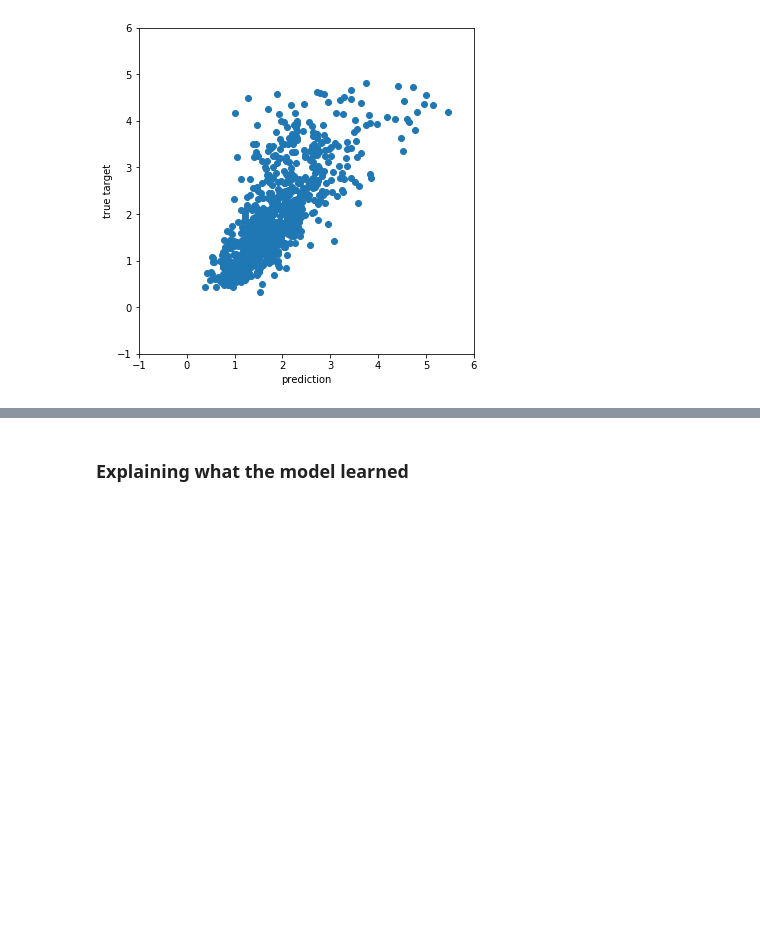
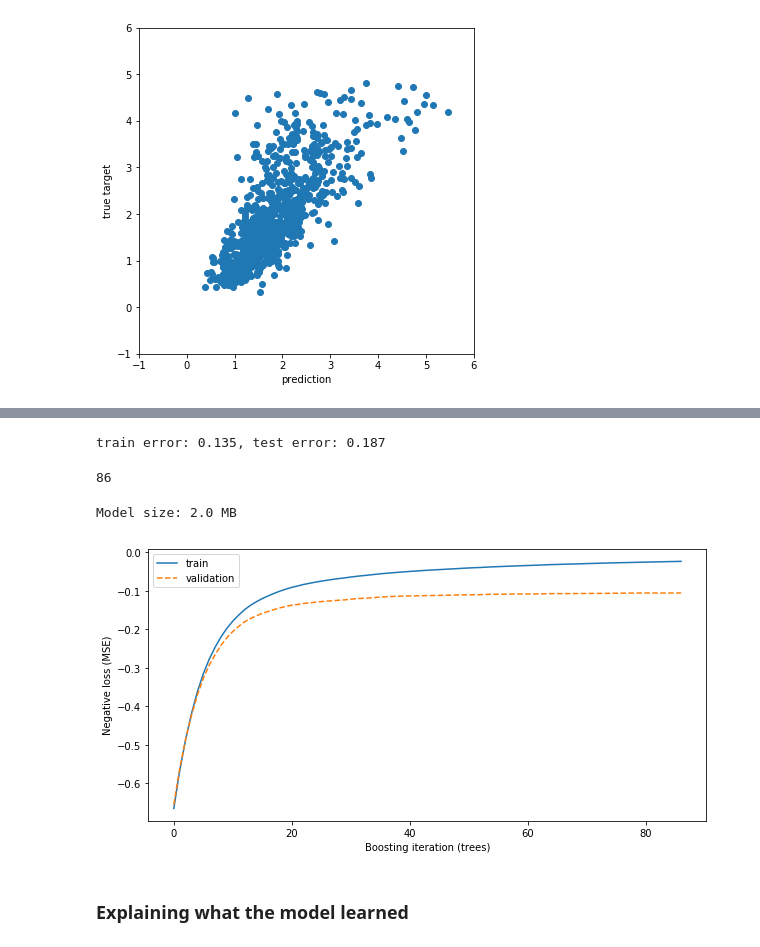
Before and after one commit to ogrisel/notebooks, a Jupyter notebook: sklearn_demos/Gradient Boosting.ipynb, the cells around one changed output, grey strips where cells are left out. Saved outputs shown, nothing was run; the diff lists cells and outputs as text; code cells hidden in the pictures; blank space fills up the shorter version.

```diff
--- a/sklearn_demos/Gradient Boosting.ipynb
+++ b/sklearn_demos/Gradient Boosting.ipynb
@@ -216,0 +252,5 @@ Wall time: 107 ms
+# %%
+hgbr = HistGradientBoostingRegressor(min_samples_leaf=20, max_leaf_nodes=256,
+                                     n_iter_no_change=5, validation_fraction=0.1,
+                                     scoring="loss", max_iter=10000)
+%time hgbr.fit(X_train, y_train)
@@ -217,3 +267,26 @@ Wall time: 107 ms
+# %%
+print("train error: %0.3f, test error: %0.3f" %
+      (median_absolute_error(y_train, gbr.predict(X_train)),
+       median_absolute_error(y_test, gbr.predict(X_test))))
+# %% [output]
+train error: 0.135, test error: 0.187
+# %%
+hgbr.n_iter_
+# %% [output]
+86
+# %%
+print("Model size: %0.1f MB" % (len(dumps(hgbr)) / 1e6))
+# %% [output]
+Model size: 2.0 MB
+# %%
+fig, ax = plt.subplots(figsize=(10, 5))
+ax.plot(hgbr.train_score_, label="train")
+ax.plot(hgbr.validation_score_, "--", label="validation")
+ax.set_xlabel("Boosting iteration (trees)")
+ax.set_ylabel("Negative loss (MSE)")
+ax.legend();
+# %% [output]
+[figure, added]
 # %% [markdown]
 ### Explaining what the model learned
 # %%
```
Also changed, not shown: parts of 37 cells of this notebook.
